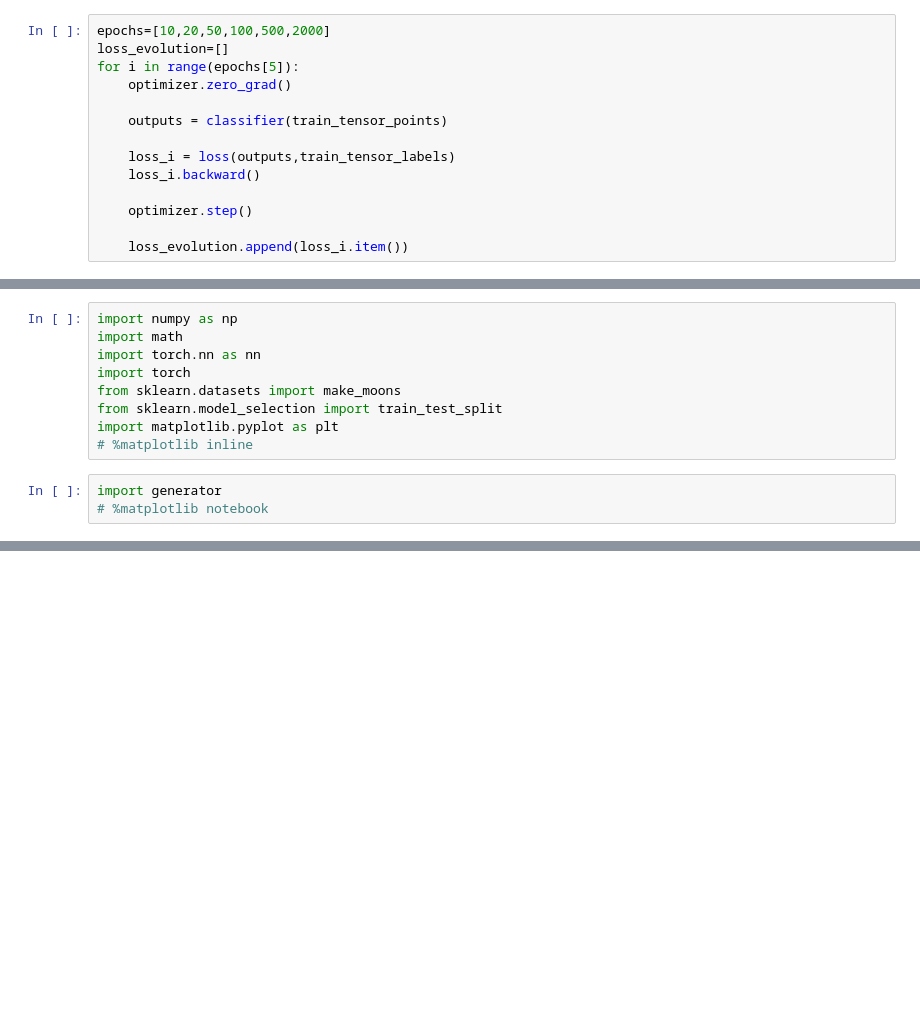
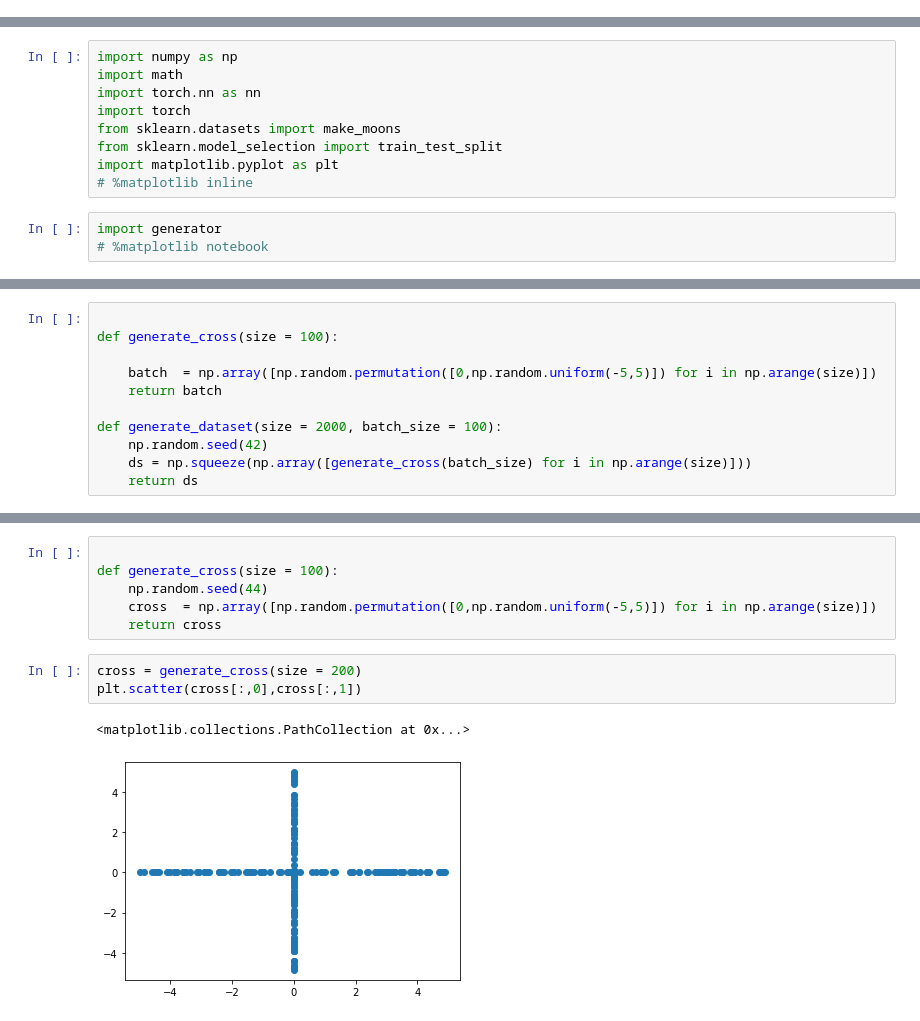
Before and after one commit to AmineCh1/NavGan, a Jupyter notebook: toy_datasets/notebook.ipynb, the cells around one changed output, grey strips where cells are left out. Cells and saved outputs as stored; diff of their text form; blank space fills up the shorter version.

```diff
--- a/toy_datasets/notebook.ipynb
+++ b/toy_datasets/notebook.ipynb
@@ -53,14 +0,0 @@ optimizer  = torch.optim.Adam(classifier.parameters())
-# %%
-epochs=[10,20,50,100,500,2000]
-loss_evolution=[]
-for i in range(epochs[5]):
-    optimizer.zero_grad()
-
-    outputs = classifier(train_tensor_points)
-
-    loss_i = loss(outputs,train_tensor_labels)
-    loss_i.backward()
-
-    optimizer.step()
-
-    loss_evolution.append(loss_i.item())
@@ -110,0 +27,11 @@ RuntimeError: Tensor for argument #2 'mat1' is on CPU, but expected it to be on
+# %%
+
+def generate_cross(size = 100):
+
+    batch  = np.array([np.random.permutation([0,np.random.uniform(-5,5)]) for i in np.arange(size)])
+    return batch
+
+def generate_dataset(size = 2000, batch_size = 100):
+    np.random.seed(42)
+    ds = np.squeeze(np.array([generate_cross(batch_size) for i in np.arange(size)]))
+    return ds
@@ -110,0 +45,12 @@ RuntimeError: Tensor for argument #2 'mat1' is on CPU, but expected it to be on
+# %%
+
+def generate_cross(size = 100):
+    np.random.seed(44)
+    cross  = np.array([np.random.permutation([0,np.random.uniform(-5,5)]) for i in np.arange(size)])
+    return cross
+# %%
+cross = generate_cross(size = 200)
+plt.scatter(cross[:,0],cross[:,1])
+# %% [output]
+<matplotlib.collections.PathCollection at 0x...>
+[figure, added]
```
Also changed, not shown: parts of 16 cells of this notebook, 4 other files.
